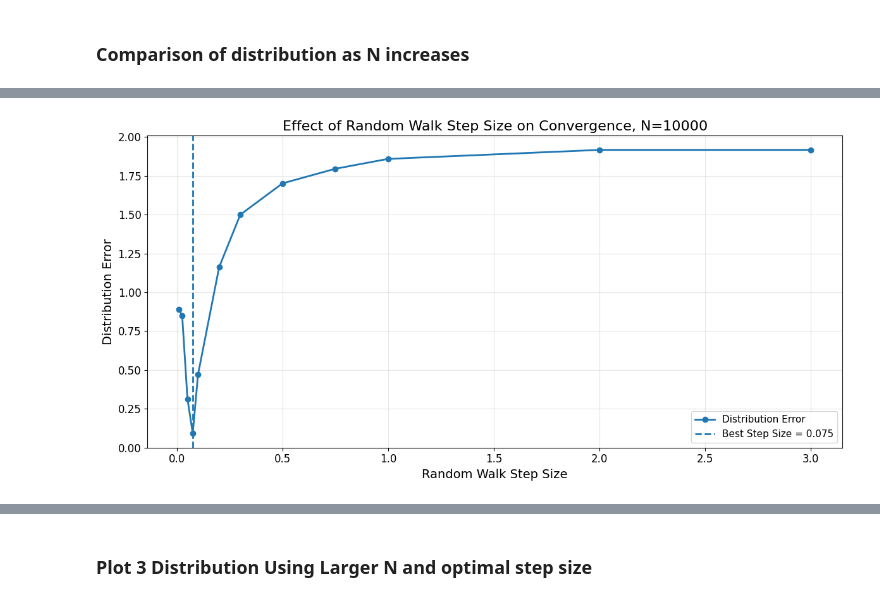
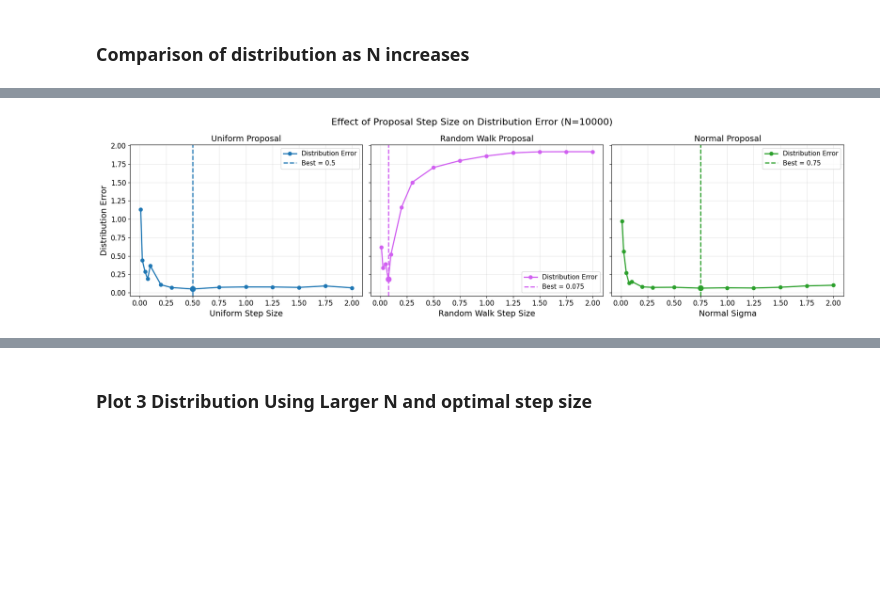
Before and after one commit to wakeupat4am/MATH4010--Advanced-Prob-Stat----Final-Project, a Jupyter notebook: Problem & Visualization/Problem 2/Problem_2.ipynb, the cells around one changed output, grey strips where cells are left out. Saved outputs shown, nothing was run; the diff lists cells and outputs as text; code cells hidden in the pictures; blank space fills up the shorter version.

```diff
--- a/Problem & Visualization/Problem 2/Problem_2.ipynb
+++ b/Problem & Visualization/Problem 2/Problem_2.ipynb
@@ -106,7 +106,7 @@ def universal_metropolis_sampler(dist, num_samples, initial_x, z,
 
         # Metropolis acceptance step
         acceptance_ratio = target_fn(x_proposal, z) / target_fn(x, z)
-        if np.random.rand() < min(1, acceptance_ratio):
+        if rng_metropolis.random() < min(1, acceptance_ratio):
             x = x_proposal
             accepted += 1
 
@@ -722,54 +781,81 @@ rw_step_df
 # %%
 # ============================================================
-# Plot: Random Walk Step Size vs Distribution Error
+# Plot Distribution Error vs Step Size
 # ============================================================
 
-best_row = rw_step_df.loc[rw_step_df["Distribution Error"].idxmin()]
-best_step = best_row["Step Size"]
-best_error = best_row["Distribution Error"]
+proposal_configs = [
+    ("Uniform", UNIFORM_COLOR, "Uniform Step Size"),
+    ("Random Walk", RANDOM_WALK_COLOR, "Random Walk Step Size"),
+    ("Normal", NORMAL_COLOR, "Normal Sigma"),
+]
 
-fig, ax = plt.subplots(figsize=(12, 6))
+fig, axes = plt.subplots(1, 3, figsize=(18, 5), sharey=True)
 
-ax.plot(
-    rw_step_df["Step Size"],
-    rw_step_df["Distribution Error"],
-    marker="o",
-    linewidth=2,
-    label="Distribution Error"
-)
+best_rows = {}
 
-ax.axvline(
-    best_step,
-    linestyle="--",
-    linewidth=2,
-    label=f"Best Step Size = {best_step}"
-)
+for ax, (proposal_name, color, xlabel) in zip(axes, proposal_configs):
 
-ax.set_title(
-    f"Effect of Random Walk Step Size on Convergence, N={N}",
+    proposal_df = proposal_step_df[
+        proposal_step_df["Proposal"] == proposal_name
+    ].sort_values("Step Parameter")
+
+    best_row = proposal_df.loc[proposal_df["Distribution Error"].idxmin()]
+    best_rows[proposal_name] = best_row
+
+    best_step = best_row["Step Parameter"]
+    best_error = best_row["Distribution Error"]
+
+    ax.plot(
+        proposal_df["Step Parameter"],
+        proposal_df["Distribution Error"],
+        marker="o",
+        linewidth=2,
+        color=color,
+        label="Distribution Error"
+    )
+
+    ax.axvline(
+        best_step,
+        linestyle="--",
+        linewidth=2,
+        color=color,
+        label=f"Best = {best_step}"
+    )
+
+    ax.scatter(
+        best_step,
+        best_error,
+        s=80,
+        color=color,
+        zorder=3
+    )
+
+    ax.set_title(f"{proposal_name} Proposal", fontsize=LABEL_SIZE)
+    ax.set_xlabel(xlabel, fontsize=LABEL_SIZE)
+    ax.tick_params(axis="both", labelsize=TICK_SIZE)
+    ax.grid(True, alpha=0.3)
+    ax.legend(fontsize=LEGEND_SIZE)
+
+axes[0].set_ylabel("Distribution Error", fontsize=LABEL_SIZE)
+
+fig.suptitle(
+    f"Effect of Proposal Step Size on Distribution Error (N={N})",
     fontsize=TITLE_SIZE
 )
-
-ax.set_xlabel("Random Walk Step Size", fontsize=LABEL_SIZE)
-ax.set_ylabel("Distribution Error", fontsize=LABEL_SIZE)
-
-ax.tick_params(axis="both", labelsize=TICK_SIZE)
-
-ax.grid(True, alpha=0.3)
-ax.legend(fontsize=LEGEND_SIZE)
 
 plt.tight_layout()
 
 plt.savefig(
-    "figures\\q2_random_walk_step_size_comparison.pdf",
+    "figures\\q2_step_size_distribution_error.pdf",
     format="pdf",
     dpi=300,
     bbox_inches="tight"
 )
 
 plt.show()
 
-print(f"Best step size: {best_step}")
-print(f"Lowest distribution error: {best_error:.6f}")
+print("Best Uniform Step:", best_rows["Uniform"]["Step Parameter"])
+print("Best Random Walk Step:", best_rows["Random Walk"]["Step Parameter"])
+print("Best Normal Sigma:", best_rows["Normal"]["Step Parameter"])
 # %% [output]
-[figure, old version]
+[figure, new version]
```
Also changed, not shown: parts of 19 cells of this notebook, 10 other files.
